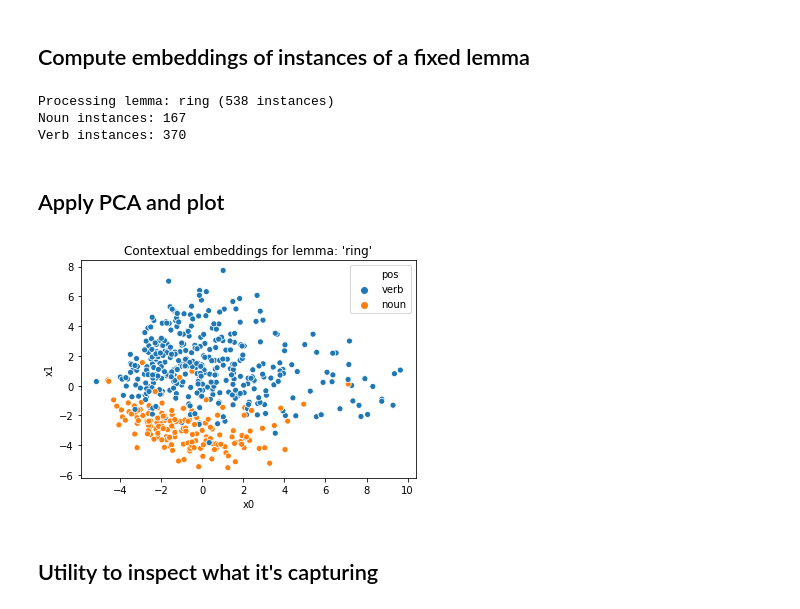
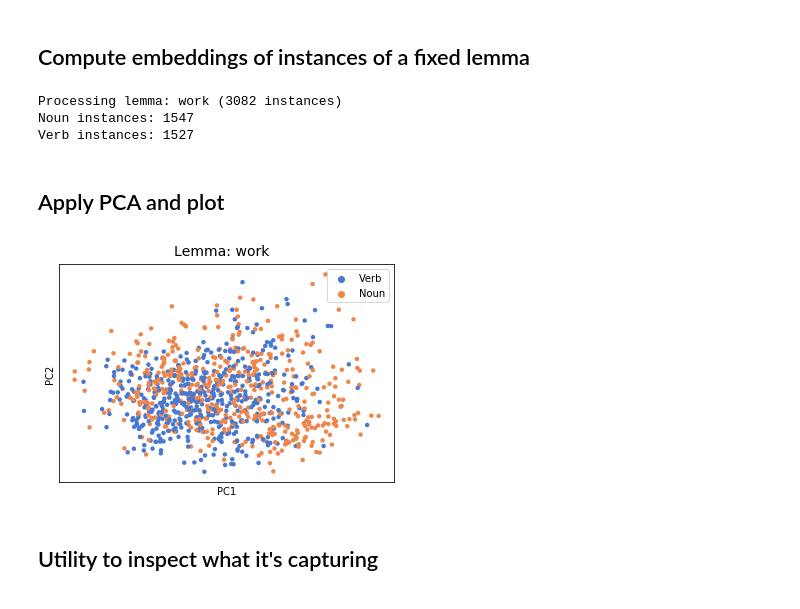
Before and after one commit to SPOClab-ca/word-class-flexibility, a Jupyter notebook: notebooks/ELMoPlusBERT.ipynb, the cells around one changed output. Drawn from its saved outputs; the diff is of its cells as text; code cells hidden in the pictures.

Commit message:
Improve BERT PCA plots for paper

```diff
--- a/notebooks/ELMoPlusBERT.ipynb
+++ b/notebooks/ELMoPlusBERT.ipynb
@@ -46,28 +46,37 @@ embedder.init_bert(model_name='bert-base-uncased', layer=12)
 # %% [markdown]
 ## Compute embeddings of instances of a fixed lemma
 # %%
-FIXED_LEMMA = "ring"
+FIXED_LEMMA = "work"
 noun_embeddings, verb_embeddings, noun_indices, verb_indices = embedder.get_bert_embeddings_for_lemma(FIXED_LEMMA)
 print("Noun instances:", noun_embeddings.shape[0])
 print("Verb instances:", verb_embeddings.shape[0])
 # %% [output]
-Processing lemma: ring (538 instances)
-Noun instances: 167
-Verb instances: 370
+Processing lemma: work (3082 instances)
+Noun instances: 1547
+Verb instances: 1527
 # %% [markdown]
 ## Apply PCA and plot
 # %%
 pca = sklearn.decomposition.PCA(n_components=2)
 all_embeddings = pca.fit_transform(np.vstack([noun_embeddings, verb_embeddings]))
 all_embeddings_df = pd.DataFrame({'x0': all_embeddings[:,0], 'x1': all_embeddings[:,1]})
-all_embeddings_df['pos'] = ['noun'] * len(noun_embeddings) + ['verb'] * len(verb_embeddings)
+all_embeddings_df['pos'] = ['Noun'] * len(noun_embeddings) + ['Verb'] * len(verb_embeddings)
 all_embeddings_df['sentence_ix'] = noun_indices + verb_indices
-# %%
-plot = sns.scatterplot(data=all_embeddings_df.sample(frac=1), x='x0', y='x1', hue='pos')
-plot.set(title="Contextual embeddings for lemma: '%s'" % FIXED_LEMMA)
-plt.show()
-# %% [output]
-[figure, removed]
+# %%
+plot = sns.scatterplot(data=all_embeddings_df.sample(min(len(all_embeddings), 1000)),
+                       x='x0', y='x1', hue='pos', linewidth=0, s=20,
+                       palette=sns.color_palette("muted", n_colors=2))
+handles, labels = plot.get_legend_handles_labels()
+plot.legend(handles=handles[1:], labels=labels[1:], loc="upper right")
+plt.suptitle("Lemma: %s" % FIXED_LEMMA, fontsize=14, y=0.95)
+plt.xlabel('PC1')
+plt.ylabel('PC2')
+plot.axes.get_xaxis().set_ticks([])
+plot.axes.get_yaxis().set_ticks([])
+#plt.savefig('bert-work.pdf')
+plt.show()
+# %% [output]
+[figure, added]
 # %% [markdown]
 ## Utility to inspect what it's capturing
 # %% [raw]
```
Also changed, not shown: 1 other file.
